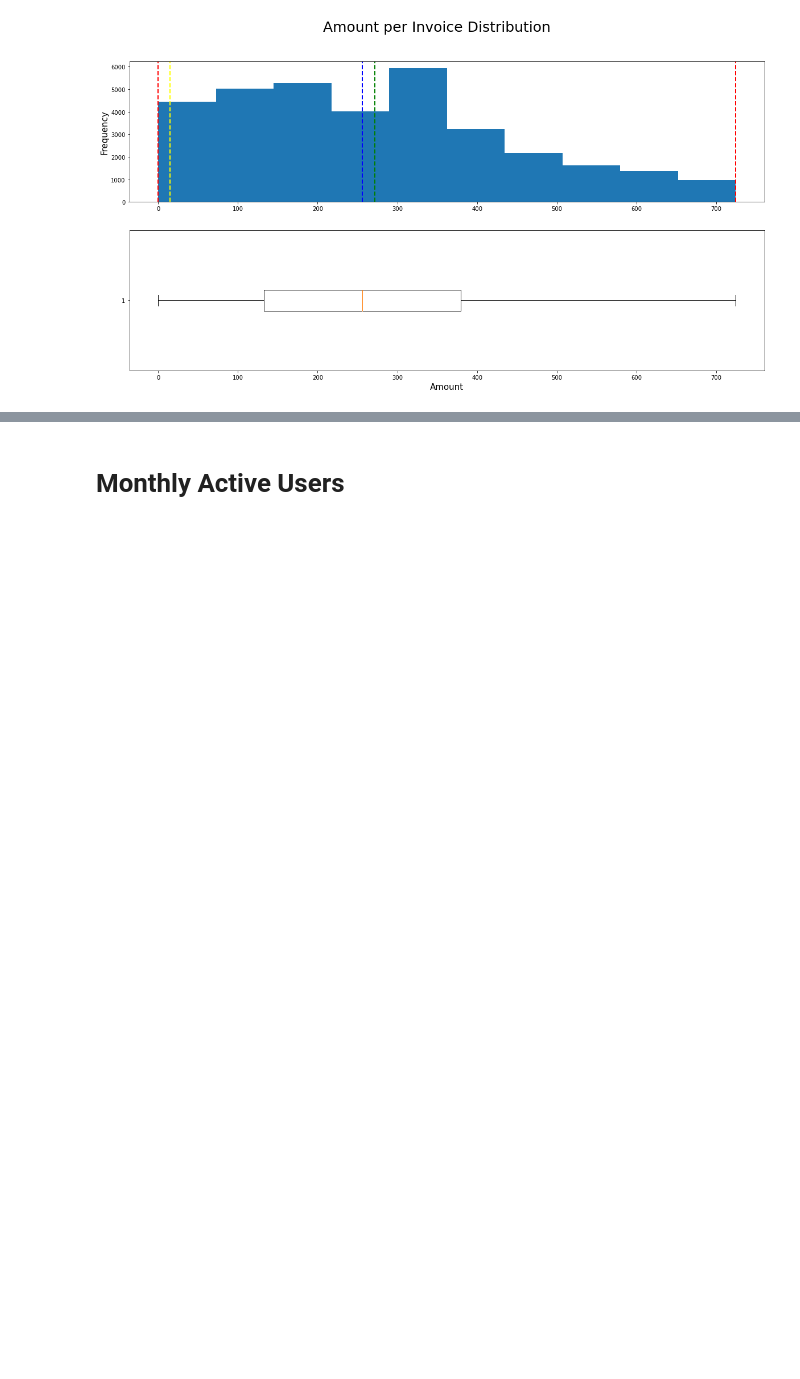
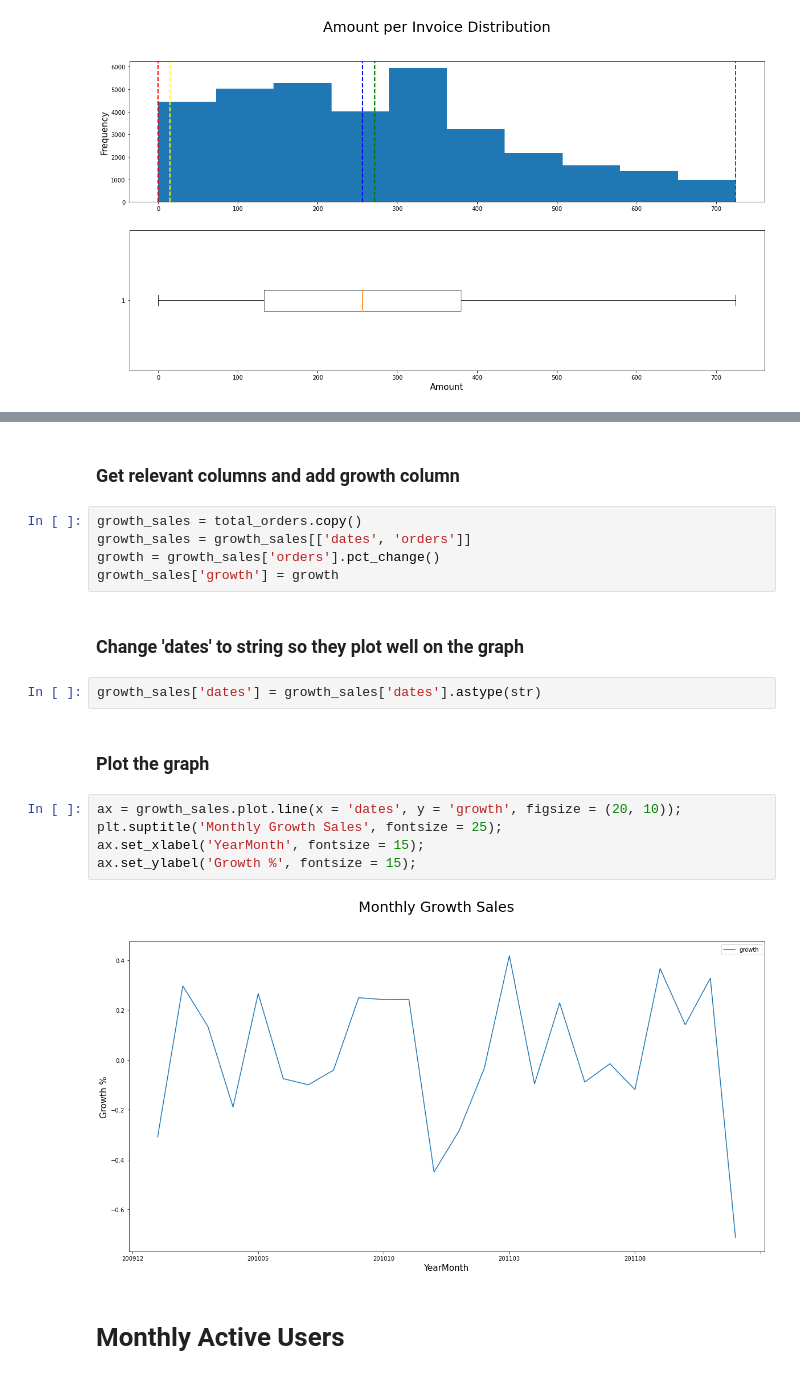
Before and after one commit to jarviscanada/jarvis_data_eng_AndresOsorio, a Jupyter notebook: python_data_wrangling/retail_data_analytics_wrangling.ipynb, the cells around one changed output, grey strips where cells are left out. Drawn from its saved outputs; the diff is of its cells as text; blank space fills up the shorter version.

```diff
--- a/python_data_wrangling/retail_data_analytics_wrangling.ipynb
+++ b/python_data_wrangling/retail_data_analytics_wrangling.ipynb
@@ -185,3 +200,23 @@ Maximum:724.25
+# %% [markdown]
+### Get relevant columns and add growth column
+# %%
+growth_sales = total_orders.copy()
+growth_sales = growth_sales[['dates', 'orders']]
+growth = growth_sales['orders'].pct_change()
+growth_sales['growth'] = growth
+# %% [markdown]
+### Change 'dates' to string so they plot well on the graph
+# %%
+growth_sales['dates'] = growth_sales['dates'].astype(str)
+# %% [markdown]
+### Plot the graph
+# %%
+ax = growth_sales.plot.line(x = 'dates', y = 'growth', figsize = (20, 10));
+plt.suptitle('Monthly Growth Sales', fontsize = 25);
+ax.set_xlabel('YearMonth', fontsize = 15);
+ax.set_ylabel('Growth %', fontsize = 15);
+# %% [output]
+[figure, added]
 # %% [markdown]
 # Monthly Active Users
 # %% [markdown]
```
Also changed, not shown: parts of 33 cells of this notebook, 1 other file.
